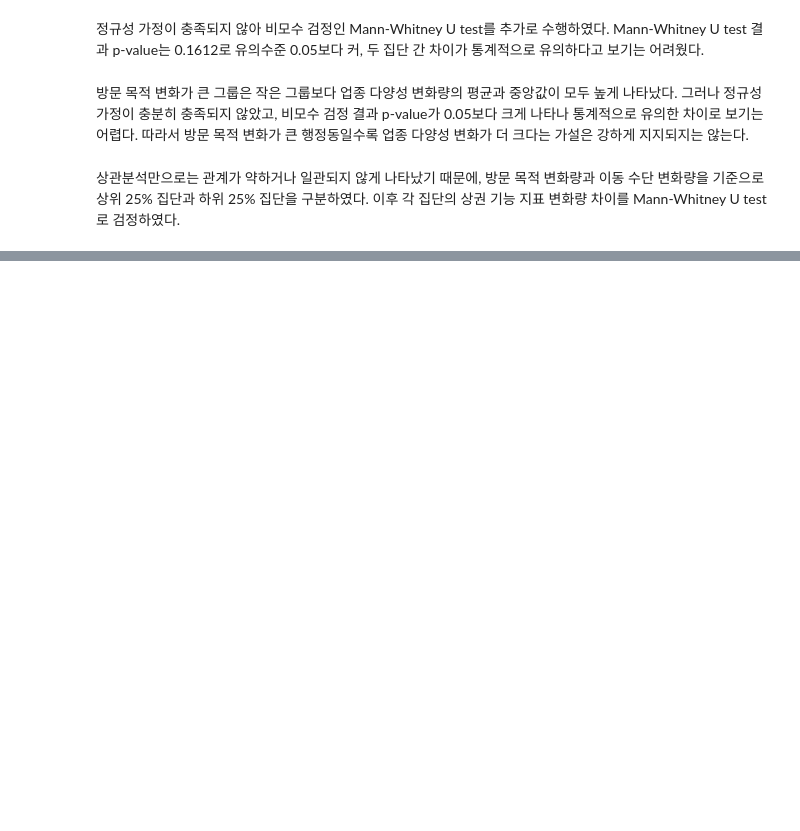
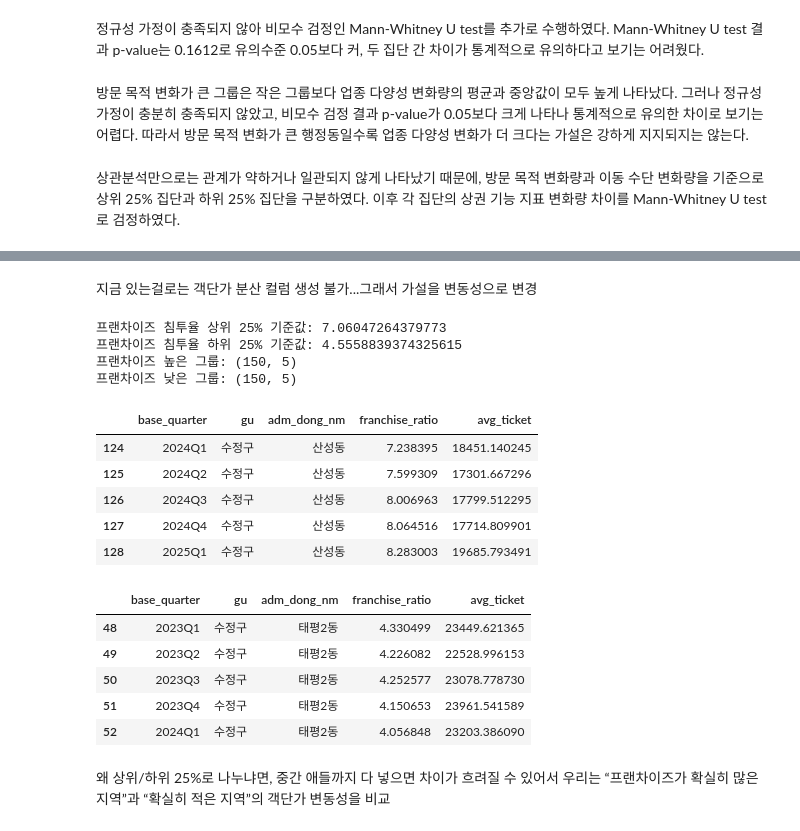
Before and after one commit to bulsajo1/final_project, a Jupyter notebook: Jiryun/통계_검정.ipynb, the cells around one changed output, grey strips where cells are left out. Cells and saved outputs as stored; diff of their text form; code cells hidden in the pictures; blank space fills up the shorter version.

```diff
--- a/Jiryun/통계_검정.ipynb
+++ b/Jiryun/통계_검정.ipynb
@@ -1964,0 +1999,56 @@ display(h14_group_test_df)
+# %% [markdown]
+지금 있는걸로는 객단가 분산 컬럼 생성 불가...그래서 가설을 변동성으로 변경
+# %%
+h15_data = h3_3_data[
+    [
+        "base_quarter",
+        "gu",
+        "adm_dong_nm",
+        "franchise_ratio",
+        "avg_ticket"
+    ]
+].dropna()
+
+q75 = h15_data["franchise_ratio"].quantile(0.75)
+q25 = h15_data["franchise_ratio"].quantile(0.25)
+
+high_franchise = h15_data[h15_data["franchise_ratio"] >= q75]
+low_franchise = h15_data[h15_data["franchise_ratio"] <= q25]
+
+print("프랜차이즈 침투율 상위 25% 기준값:", q75)
+print("프랜차이즈 침투율 하위 25% 기준값:", q25)
+
+print("프랜차이즈 높은 그룹:", high_franchise.shape)
+print("프랜차이즈 낮은 그룹:", low_franchise.shape)
+
+display(
+    high_franchise[
+        ["base_quarter", "gu", "adm_dong_nm", "franchise_ratio", "avg_ticket"]
+    ].head()
+)
+
+display(
+    low_franchise[
+        ["base_quarter", "gu", "adm_dong_nm", "franchise_ratio", "avg_ticket"]
+    ].head()
+)
+# %% [output]
+프랜차이즈 침투율 상위 25% 기준값: 7.06047264379773
+프랜차이즈 침투율 하위 25% 기준값: 4.5558839374325615
+프랜차이즈 높은 그룹: (150, 5)
+프랜차이즈 낮은 그룹: (150, 5)
+|  | base_quarter | gu | adm_dong_nm | franchise_ratio | avg_ticket |
+| 124 | 2024Q1 | 수정구 | 산성동 | 7.238395 | 18451.140245 |
+| 125 | 2024Q2 | 수정구 | 산성동 | 7.599309 | 17301.667296 |
+| 126 | 2024Q3 | 수정구 | 산성동 | 8.006963 | 17799.512295 |
+| 127 | 2024Q4 | 수정구 | 산성동 | 8.064516 | 17714.809901 |
+| 128 | 2025Q1 | 수정구 | 산성동 | 8.283003 | 19685.793491 |
+|  | base_quarter | gu | adm_dong_nm | franchise_ratio | avg_ticket |
+| 48 | 2023Q1 | 수정구 | 태평2동 | 4.330499 | 23449.621365 |
+| 49 | 2023Q2 | 수정구 | 태평2동 | 4.226082 | 22528.996153 |
+| 50 | 2023Q3 | 수정구 | 태평2동 | 4.252577 | 23078.778730 |
+| 51 | 2023Q4 | 수정구 | 태평2동 | 4.150653 | 23961.541589 |
+| 52 | 2024Q1 | 수정구 | 태평2동 | 4.056848 | 23203.386090 |
+# %% [markdown]
+왜 상위/하위 25%로 나누냐면, 중간 애들까지 다 넣으면 차이가 흐려질 수 있어서
+우리는 “프랜차이즈가 확실히 많은 지역”과 “확실히 적은 지역”의 객단가 변동성을 비교
```
Also changed, not shown: parts of 33 cells of this notebook.
